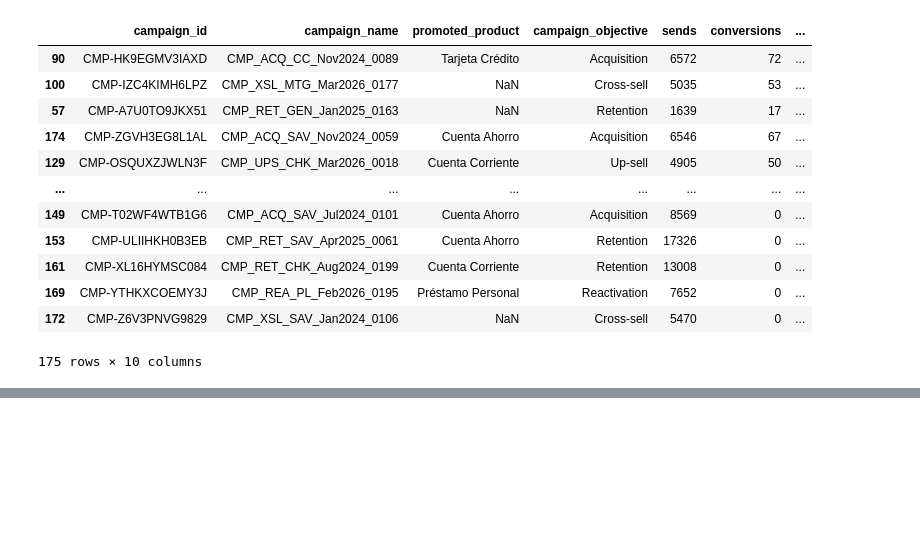
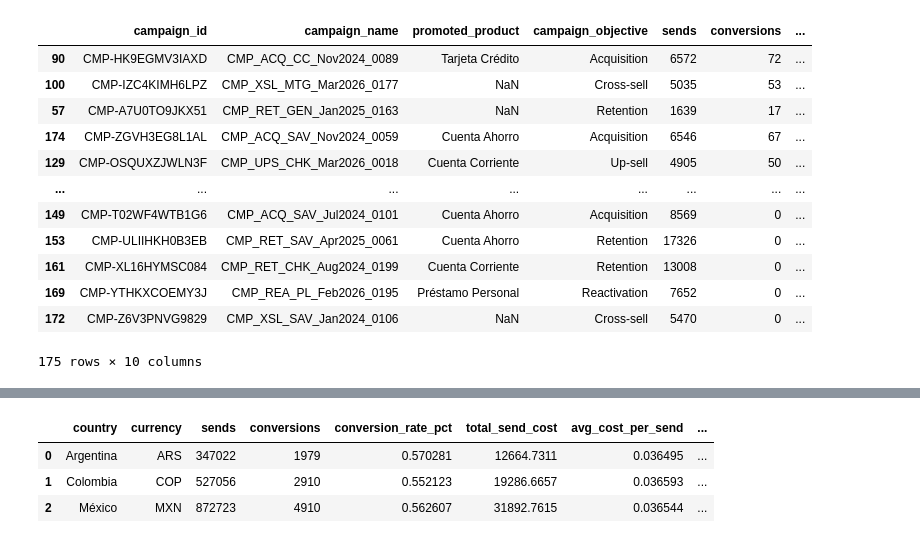
Before and after one commit to diegocaminor/factored-hackathon-2026-arbiter, a Jupyter notebook: 02_marketing_next_best_action.ipynb, the cells around one changed output, grey strips where cells are left out. Cells and saved outputs as stored; diff of their text form; code cells hidden in the pictures; blank space fills up the shorter version.

```diff
--- a/02_marketing_next_best_action.ipynb
+++ b/02_marketing_next_best_action.ipynb
@@ -2106,0 +2560,90 @@ display(
+# %%
+# ============================================================
+# 25. Economic baseline by country in local currency
+# ============================================================
+
+country_economic_baseline = (
+    currency_check
+    .groupby("country", dropna=False)
+    .agg(
+        sends=("customer_id", "size"),
+        conversions=("had_conversion_int", "sum"),
+        total_send_cost=("send_cost", "sum"),
+        total_conversion_value=("conversion_value", "sum")
+    )
+    .reset_index()
+)
+
+# Local currency mapping
+currency_map = {
+    "Argentina": "ARS",
+    "Colombia": "COP",
+    "México": "MXN"
+}
+
+country_economic_baseline["currency"] = (
+    country_economic_baseline["country"]
+    .map(currency_map)
+)
+
+# Conversion rate
+country_economic_baseline["conversion_rate_pct"] = (
+    country_economic_baseline["conversions"]
+    / country_economic_baseline["sends"]
+    * 100
+)
+
+# Average cost per contact
+country_economic_baseline["avg_cost_per_send"] = (
+    country_economic_baseline["total_send_cost"]
+    / country_economic_baseline["sends"]
+)
+
+# Cost required to obtain one conversion
+country_economic_baseline["cost_per_conversion"] = (
+    country_economic_baseline["total_send_cost"]
+    / country_economic_baseline["conversions"]
+)
+
+# Average monetary value of a successful conversion
+country_economic_baseline["avg_value_per_conversion"] = (
+    country_economic_baseline["total_conversion_value"]
+    / country_economic_baseline["conversions"]
+)
+
+# Net economic value
+country_economic_baseline["net_value"] = (
+    country_economic_baseline["total_conversion_value"]
+    - country_economic_baseline["total_send_cost"]
+)
+
+# Net value generated per campaign contact
+country_economic_baseline["net_value_per_send"] = (
+    country_economic_baseline["net_value"]
+    / country_economic_baseline["sends"]
+)
+
+# Reorder columns
+country_economic_baseline = country_economic_baseline[
+    [
+        "country",
+        "currency",
+        "sends",
+        "conversions",
+        "conversion_rate_pct",
+        "total_send_cost",
+        "avg_cost_per_send",
+        "cost_per_conversion",
+        "total_conversion_value",
+        "avg_value_per_conversion",
+        "net_value",
+        "net_value_per_send"
+    ]
+]
+
+display(country_economic_baseline)
+# %% [output]
+|  | country | currency | sends | conversions | conversion_rate_pct | total_send_cost | avg_cost_per_send | ... |
+| 0 | Argentina | ARS | 347022 | 1979 | 0.570281 | 12664.7311 | 0.036495 | ... |
+| 1 | Colombia | COP | 527056 | 2910 | 0.552123 | 19286.6657 | 0.036593 | ... |
+| 2 | México | MXN | 872723 | 4910 | 0.562607 | 31892.7615 | 0.036544 | ... |
```
Also changed, not shown: parts of 17 cells of this notebook.
